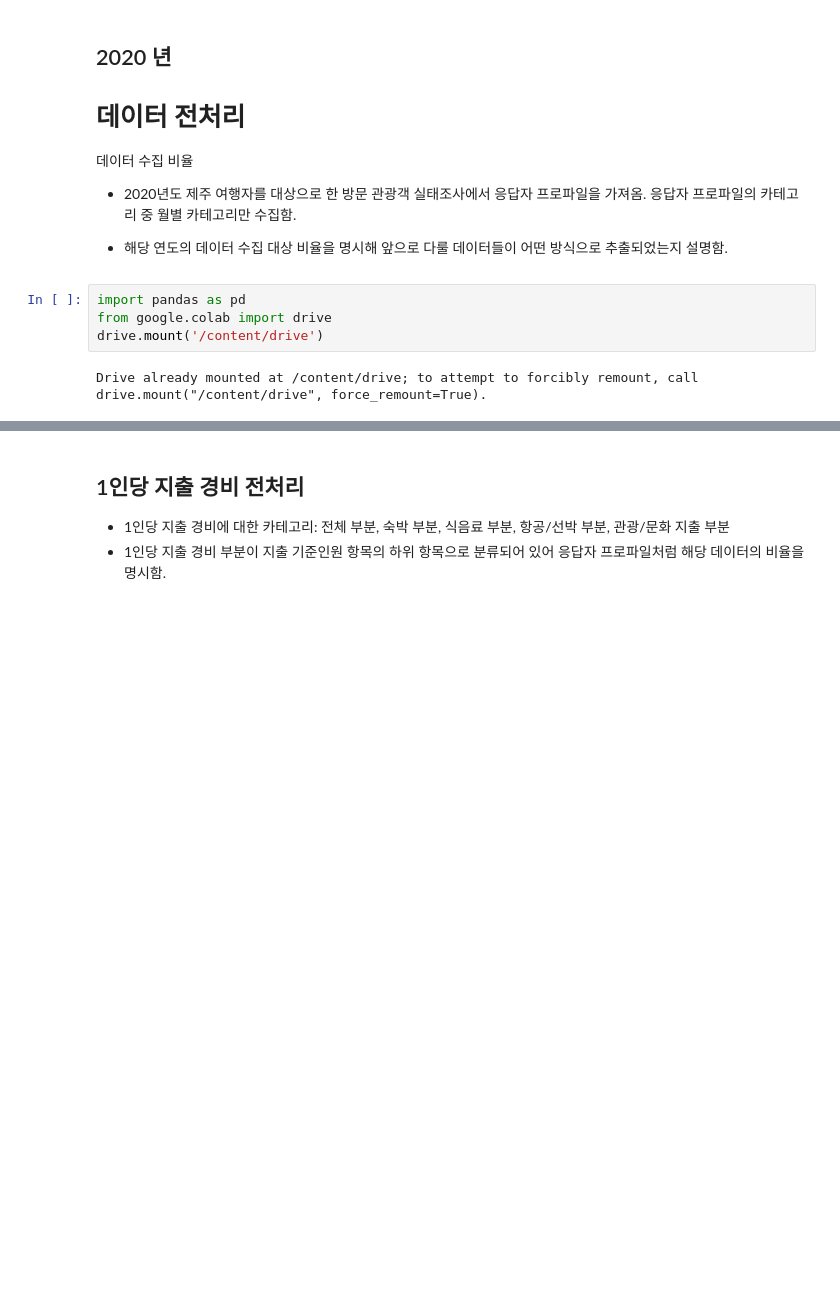
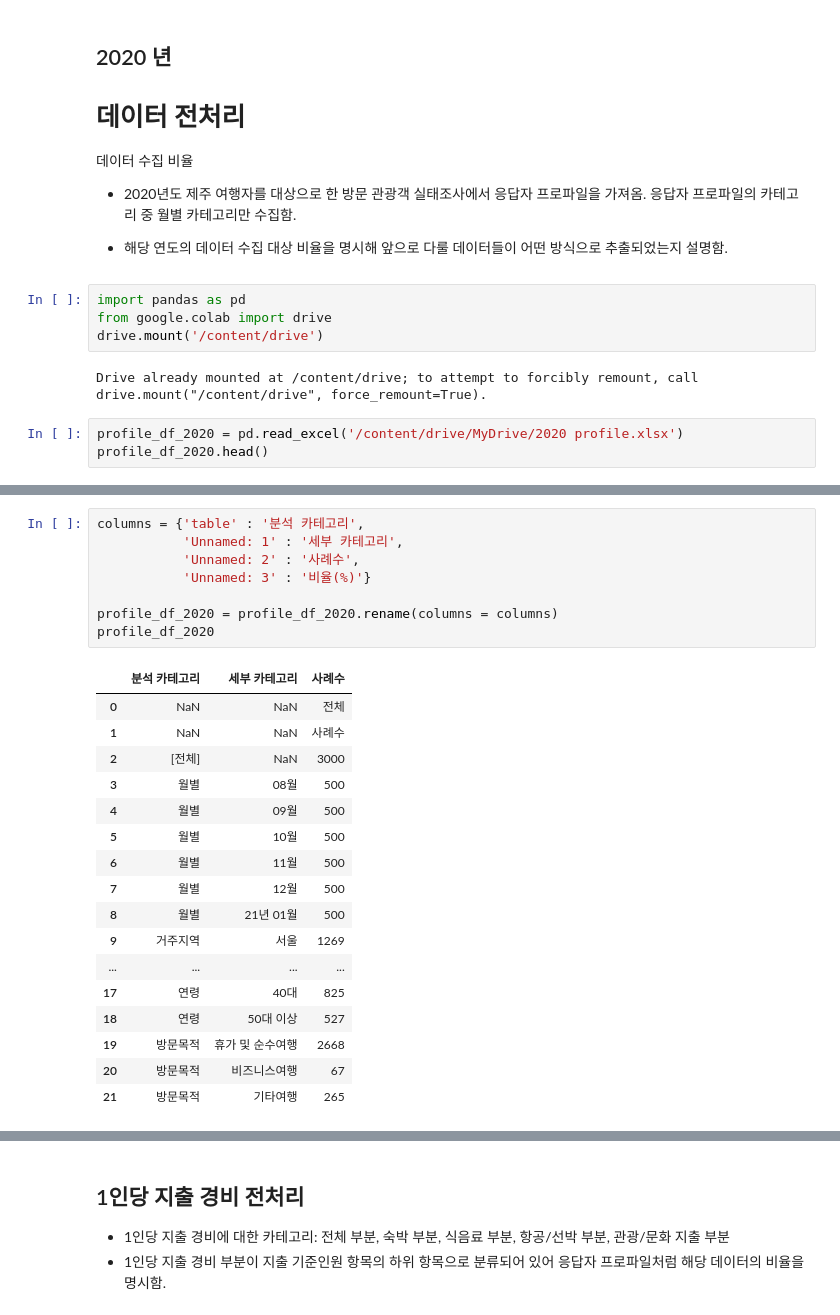
Before and after one commit to HaJeong-K/Jeju_project, a Jupyter notebook: 2020년_전처리.ipynb, the cells around one changed output, grey strips where cells are left out. Cells and saved outputs as stored; diff of their text form; blank space fills up the shorter version.

```diff
--- a/2020년_전처리.ipynb
+++ b/2020년_전처리.ipynb
@@ -16,3 +16,6 @@ from google.colab import drive
 drive.mount('/content/drive')
 # %% [output]
 Drive already mounted at /content/drive; to attempt to forcibly remount, call drive.mount("/content/drive", force_remount=True).
+# %%
+profile_df_2020 = pd.read_excel('/content/drive/MyDrive/2020 profile.xlsx')
+profile_df_2020.head()
@@ -18,0 +29,26 @@ Drive already mounted at /content/drive; to attempt to forcibly remount, call dr
+# %%
+columns = {'table' : '분석 카테고리',
+           'Unnamed: 1' : '세부 카테고리',
+           'Unnamed: 2' : '사례수',
+           'Unnamed: 3' : '비율(%)'}
+
+profile_df_2020 = profile_df_2020.rename(columns = columns)
+profile_df_2020
+# %% [output]
+|  | 분석 카테고리 | 세부 카테고리 | 사례수 |
+| 0 | NaN | NaN | 전체 |
+| 1 | NaN | NaN | 사례수 |
+| 2 | [전체] | NaN | 3000 |
+| 3 | 월별 | 08월 | 500 |
+| 4 | 월별 | 09월 | 500 |
+| 5 | 월별 | 10월 | 500 |
+| 6 | 월별 | 11월 | 500 |
+| 7 | 월별 | 12월 | 500 |
+| 8 | 월별 | 21년 01월 | 500 |
+| 9 | 거주지역 | 서울 | 1269 |
+| ... | ... | ... | ... |
+| 17 | 연령 | 40대 | 825 |
+| 18 | 연령 | 50대 이상 | 527 |
+| 19 | 방문목적 | 휴가 및 순수여행 | 2668 |
+| 20 | 방문목적 | 비즈니스여행 | 67 |
+| 21 | 방문목적 | 기타여행 | 265 |
```
Also changed, not shown: parts of 7 cells of this notebook.
